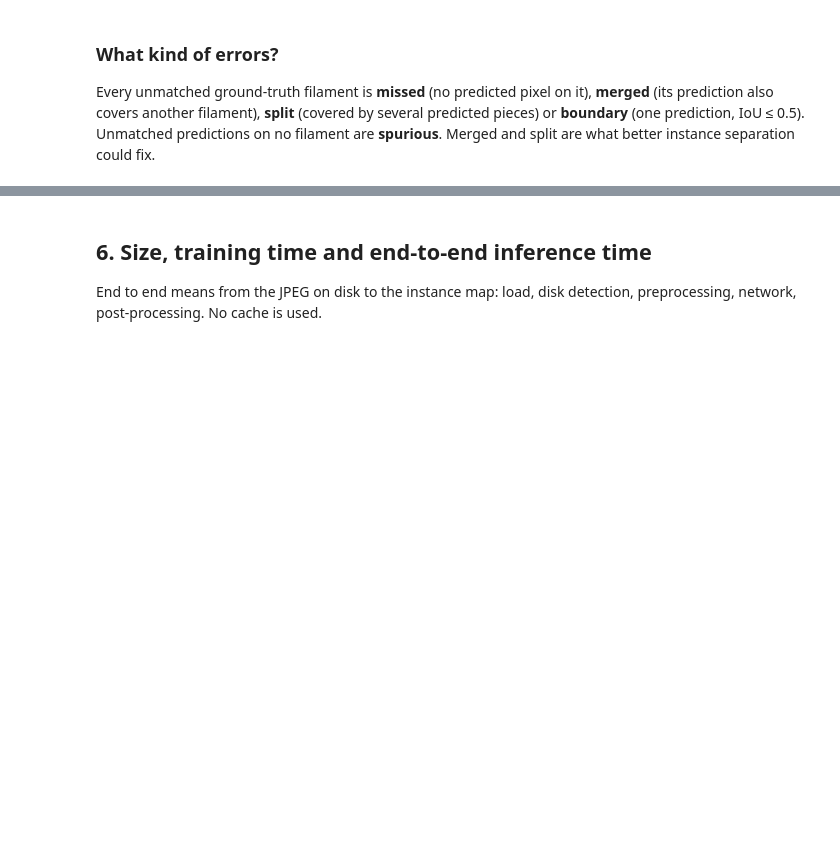
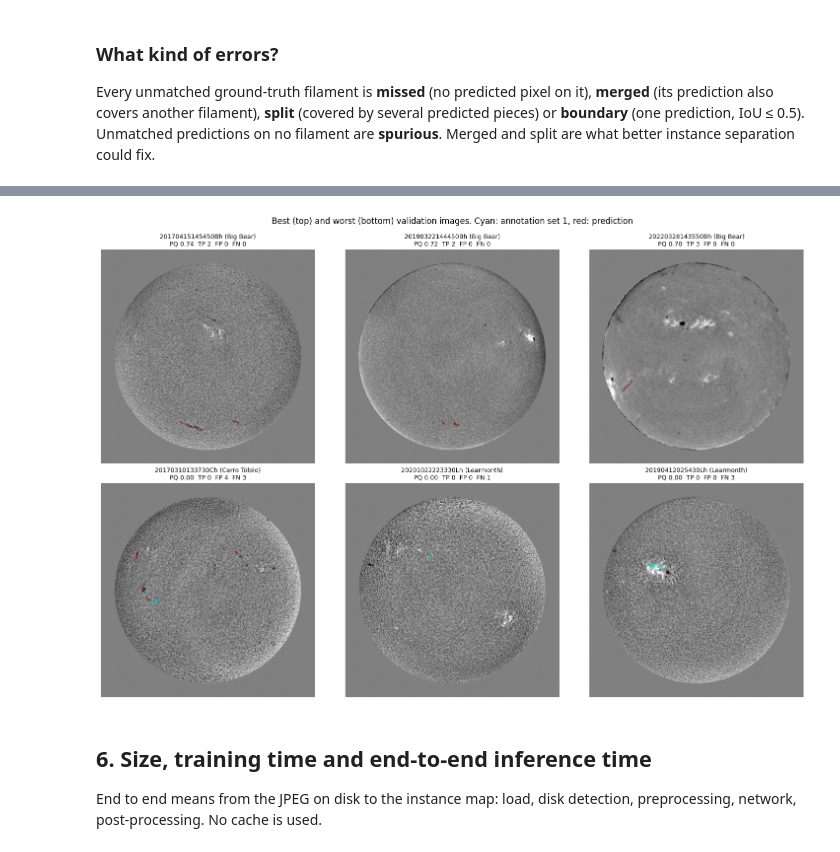
Before and after one commit to AryanMohanlall/COS711-A2, a Jupyter notebook: notebooks/04_baseline_training.ipynb, the cells around one changed output, grey strips where cells are left out. Saved outputs shown, nothing was run; the diff lists cells and outputs as text; code cells hidden in the pictures; blank space fills up the shorter version.

```diff
--- a/notebooks/04_baseline_training.ipynb
+++ b/notebooks/04_baseline_training.ipynb
@@ -494,35 +427,23 @@ plt.show()
 # %%
 def show_case(ax, o, title):
     x = load_preprocessed(paths[o], disks[o], S, cache_dir=CACHE_DIR)
-    pred = to_instances(probs[o], T, A, disks[o]).astype(np.float32)
-    pred = cv2.resize(pred, (S, S), interpolation=cv2.INTER_NEAREST)
+    pred = cv2.resize(to_instances(probs[o], T, A, disks[o]).astype(np.float32), (S, S), interpolation=cv2.INTER_NEAREST)
     gt = va.masks(o)[0]
     ax.imshow(x, cmap="gray", vmin=0.8, vmax=1.2)
     ax.contour((gt > 0).astype(float), levels=[0.5], colors="cyan", linewidths=0.6)
     ax.contour((pred > 0).astype(float), levels=[0.5], colors="red", linewidths=0.6)
-    ax.set_title(title, fontsize=9)
-    ax.set_axis_off()
-
+    ax.set_title(title, fontsize=9); ax.set_axis_off()
 
 ranked = per_img[per_img.tp + per_img.fn > 0].sort_values("pq")
-best_three = list(ranked.index[-3:])
-best_three.reverse()   # best first
-worst_three = list(ranked.index[:3])
-cases = best_three + worst_three
-
+cases = list(ranked.index[-3:][::-1]) + list(ranked.index[:3])
 fig, axes = plt.subplots(2, 3, figsize=(15, 10))
-for i in range(len(cases)):
-    o = cases[i]
+for ax, o in zip(axes.flat, cases):
     r = per_img.loc[o]
-    place = SITES[r.site]
-    if r.degraded:
-        place = place + ", degraded"
-    title = (f"{o} ({place})\nPQ {round(r.pq, 2)}  TP {int(r.tp)}  FP {int(r.fp)}  FN {int(r.fn)}")
-    show_case(axes.flat[i], o, title)
+    show_case(ax, o, f"{o} ({SITES[r.site]}{', degraded' if r.degraded else ''})\nPQ {r.pq:.2f}  TP {r.tp:.0f}  FP {r.fp:.0f}  FN {r.fn:.0f}")
 fig.suptitle("Best (top) and worst (bottom) validation images. Cyan: annotation set 1, red: prediction", y=0.99)
-plt.tight_layout()
-savefig("best_worst_val")
-plt.show()
+plt.tight_layout(); savefig("best_worst_val"); plt.show()
+# %% [output]
+[figure, added]
 # %% [markdown]
 ## 6. Size, training time and end-to-end inference time
 
```
Also changed, not shown: parts of 15 cells of this notebook, 3 other files.
